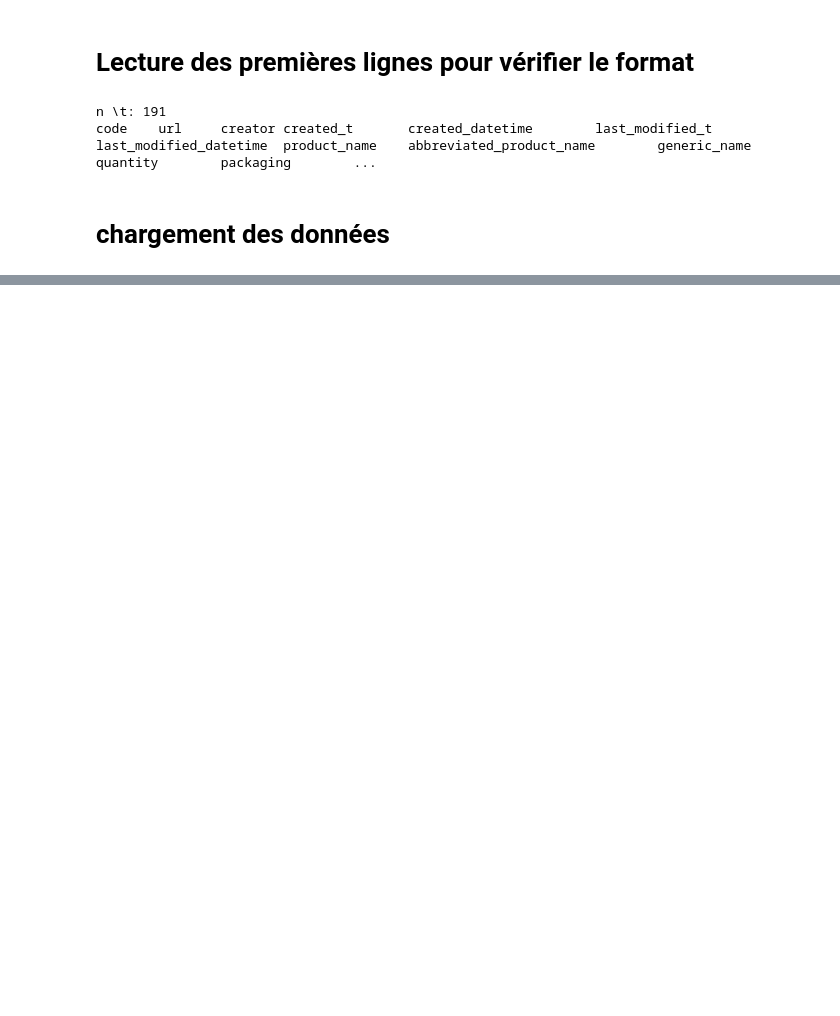
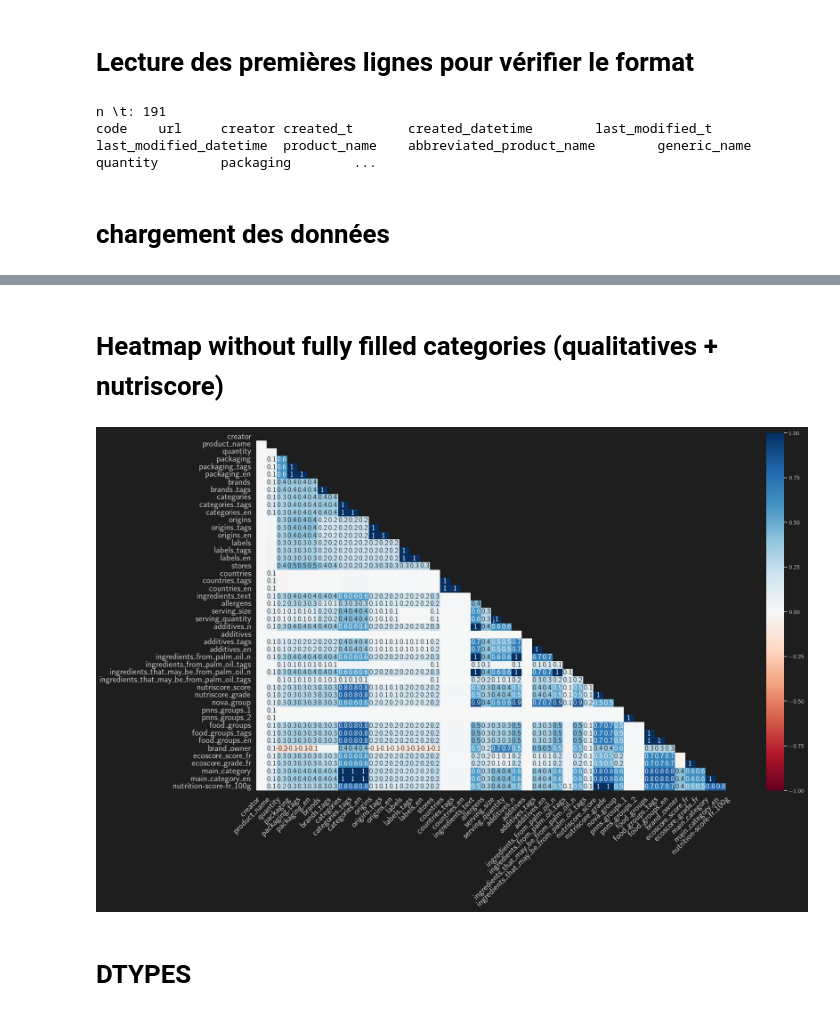
Before and after one commit to Thomas-Durand-Texte/OC-formation-Ingenieur-Machine-Learning, a Jupyter notebook: Projetcs/02_FoodFacts/nettoyage.ipynb, the cells around one changed output, grey strips where cells are left out. Cells and saved outputs as stored; diff of their text form; code cells hidden in the pictures; blank space fills up the shorter version.

```diff
--- a/Projetcs/02_FoodFacts/nettoyage.ipynb
+++ b/Projetcs/02_FoodFacts/nettoyage.ipynb
@@ -48,0 +245,8 @@ data.head()
+# %% [markdown]
+# Heatmap without fully filled categories (qualitatives + nutriscore)
+# %%
+ax = msno.heatmap( data[ [key for key in data.keys() if (not key in categories_full) and (not '_100g' in key) or 'score' in key] ] )
+# %% [output]
+[figure, added]
+# %% [markdown]
+# DTYPES
```
Also changed, not shown: parts of 26 cells of this notebook, 4 other files.
